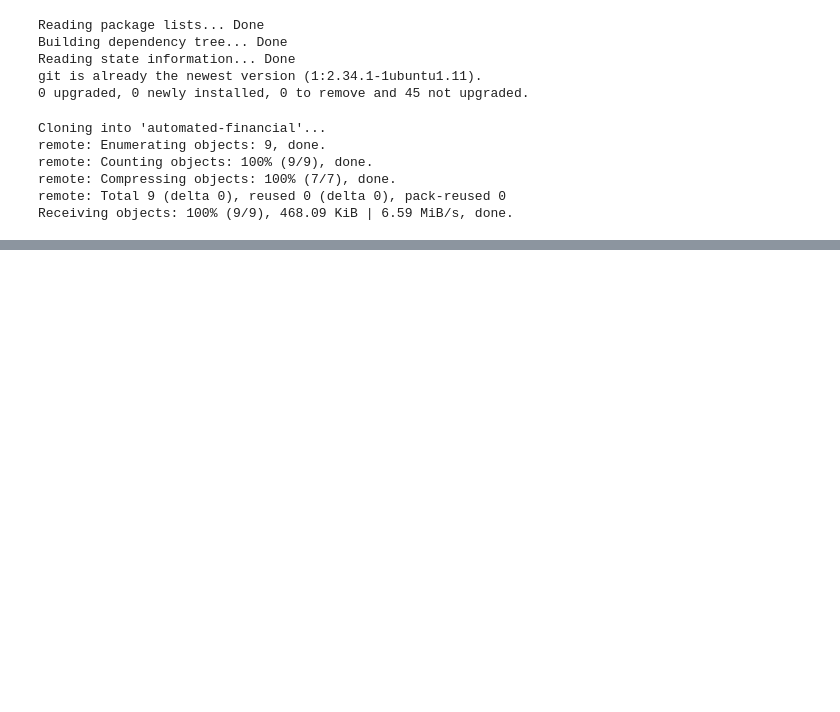
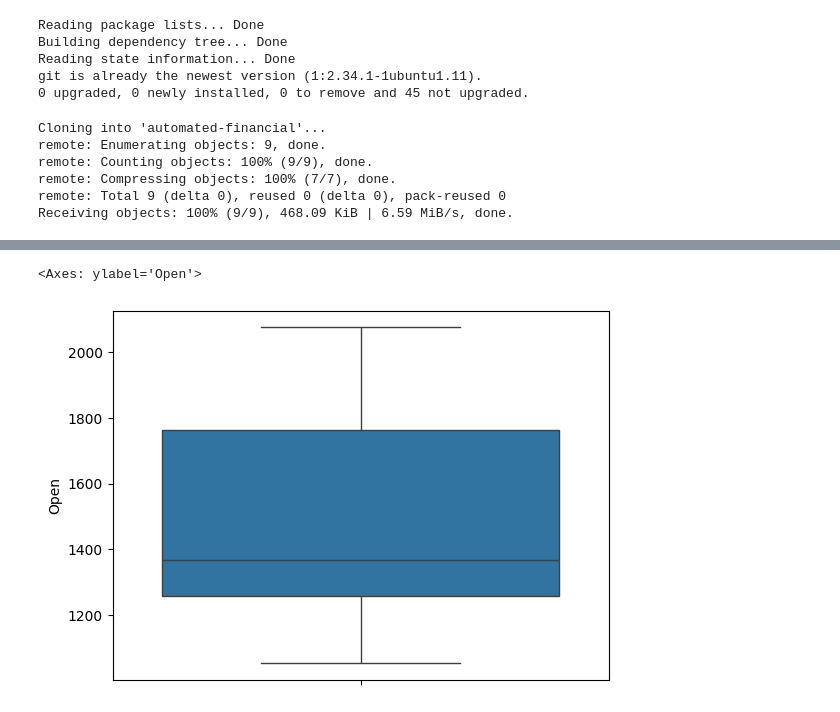
Before and after one commit to samsuzie/automated-financial, a Jupyter notebook: Future_Funds.ipynb, the cells around one changed output, grey strips where cells are left out. Saved outputs shown, nothing was run; the diff lists cells and outputs as text; code cells hidden in the pictures; blank space fills up the shorter version.

```diff
--- a/Future_Funds.ipynb
+++ b/Future_Funds.ipynb
@@ -24,0 +83,5 @@ Receiving objects: 100% (9/9), 468.09 KiB | 6.59 MiB/s, done.
+# %%
+sns.boxplot(df['Open'])
+# %% [output]
+<Axes: ylabel='Open'>
+[figure, added]
```
Also changed, not shown: parts of 16 cells of this notebook.
